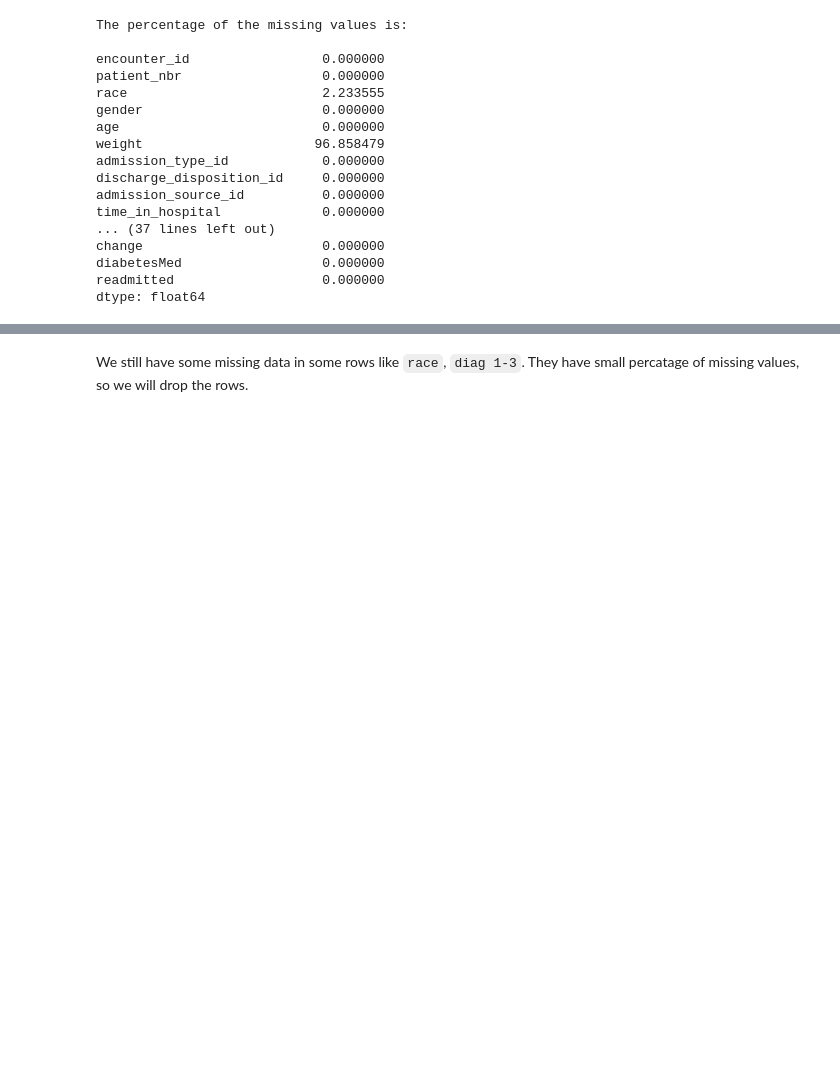
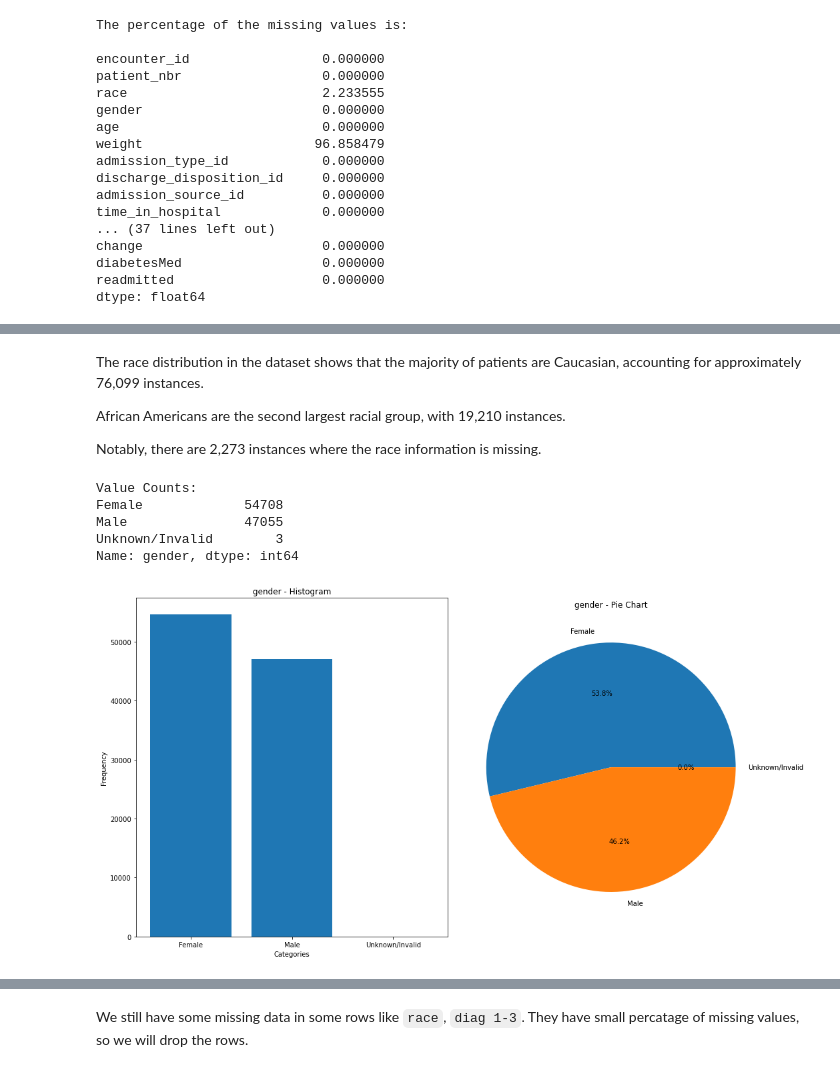
Before and after one commit to HersiYussuf/Capstone_Project, a Jupyter notebook: Diabetic_analysis.ipynb, the cells around one changed output, grey strips where cells are left out. Drawn from its saved outputs; the diff is of its cells as text; code cells hidden in the pictures; blank space fills up the shorter version.

```diff
--- a/Diabetic_analysis.ipynb
+++ b/Diabetic_analysis.ipynb
@@ -309,0 +311,15 @@ array(['Pediatrics-Endocrinology', 'missing', 'InternalMedicine',
+# %% [markdown]
+The race distribution in the dataset shows that the majority of patients are Caucasian, accounting for approximately 76,099 instances.
+
+African Americans are the second largest racial group, with 19,210 instances.
+
+Notably, there are 2,273 instances where the race information is missing.
+# %%
+plot_histogram_pie('gender')
+# %% [output]
+Value Counts:
+Female             54708
+Male               47055
+Unknown/Invalid        3
+Name: gender, dtype: int64
+[figure, added]
```
Also changed, not shown: parts of 118 cells of this notebook.
